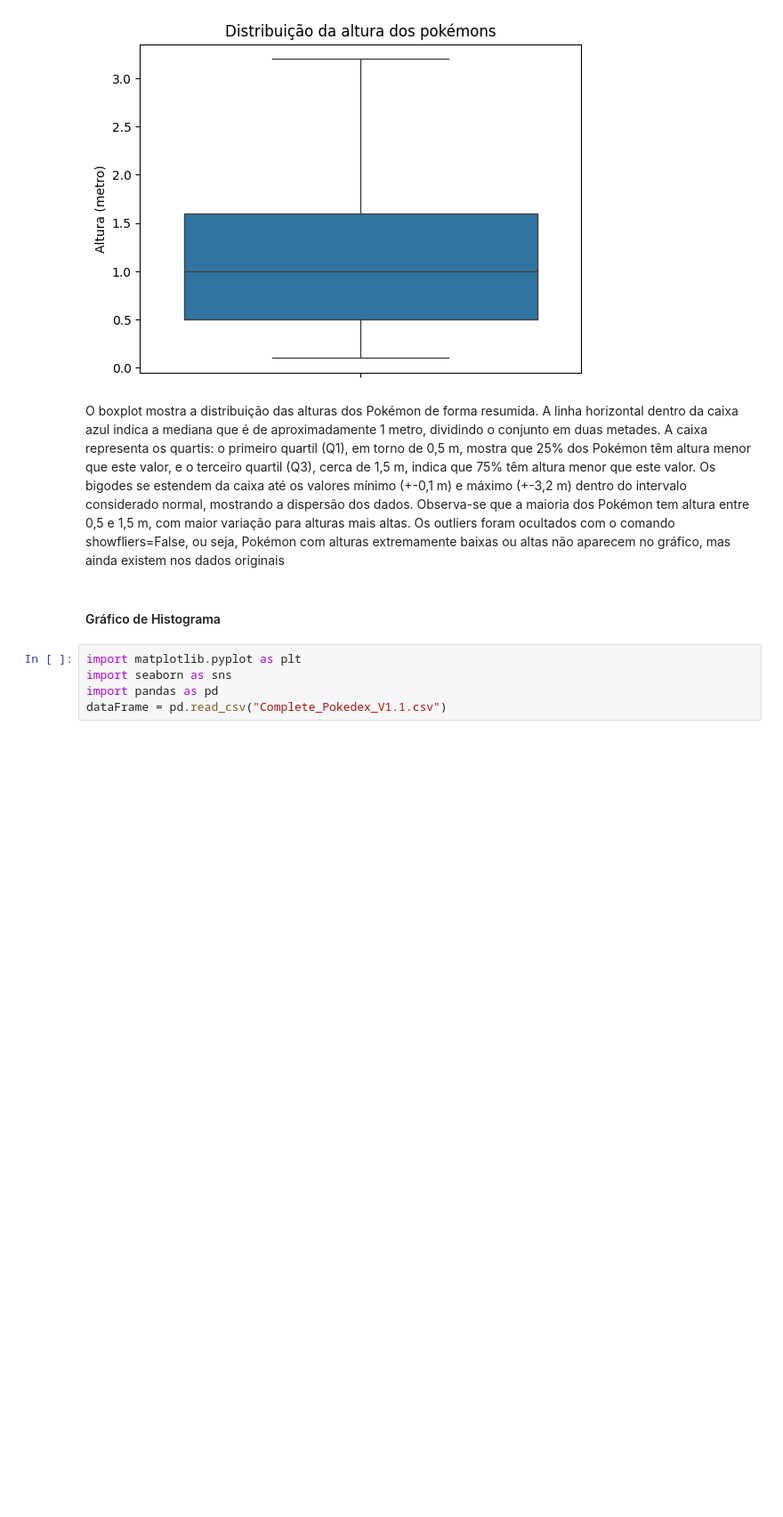
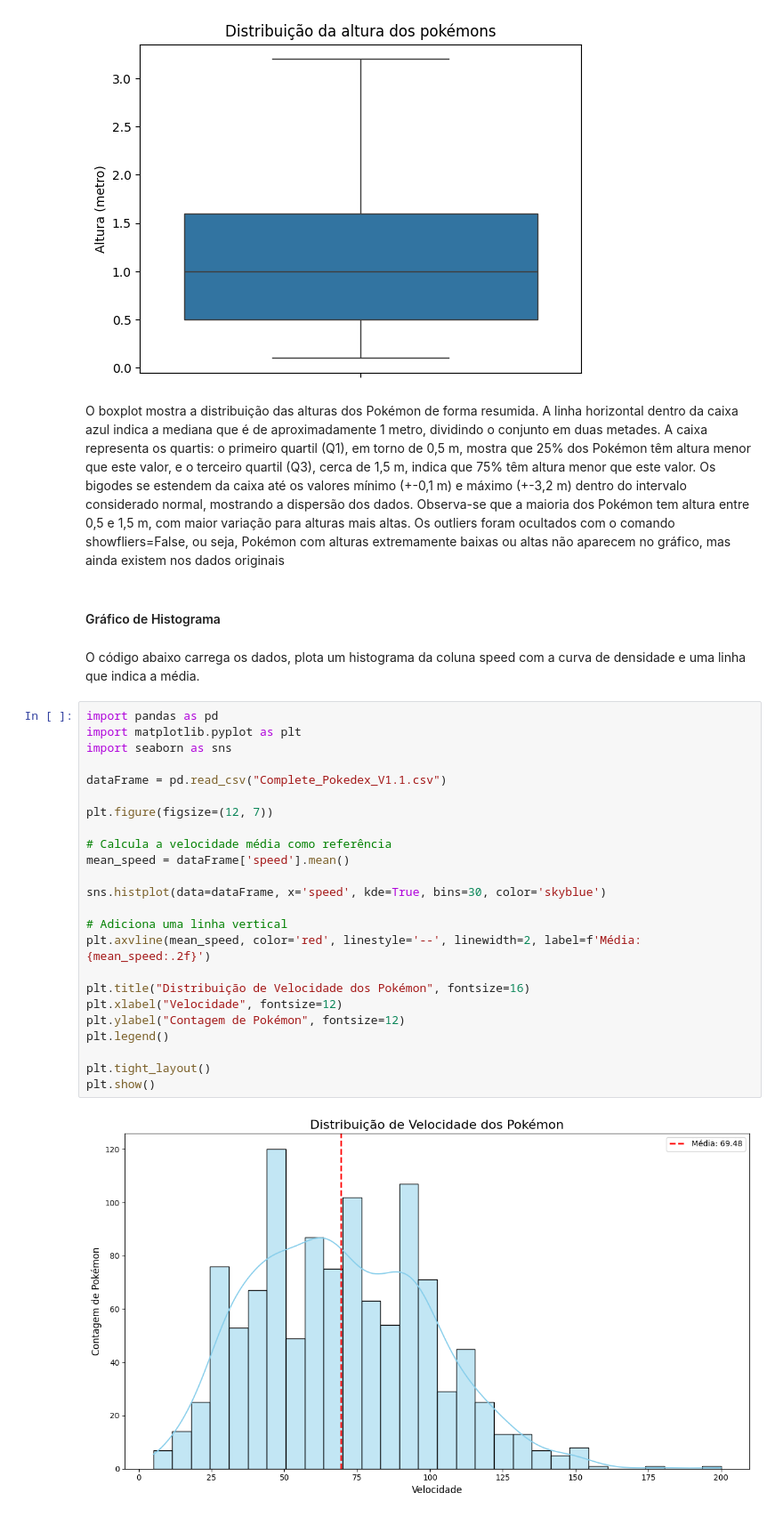
Before and after one commit to F1reFinger/Bancos-DE-DADOS-2, a Jupyter notebook: raw/AnalyticsRaw.ipynb, the cells around one changed output. Shown: that part at 89% size. Cells and saved outputs as stored; diff of their text form; blank space fills up the shorter version.

Commit message:
Adicao de histograma e graficos de barra

```diff
--- a/raw/AnalyticsRaw.ipynb
+++ b/raw/AnalyticsRaw.ipynb
@@ -113,9 +113,32 @@ plt.show()
 O boxplot mostra a distribuição das alturas dos Pokémon de forma resumida. A linha horizontal dentro da caixa azul indica a mediana que é de aproximadamente 1 metro, dividindo o conjunto em duas metades. A caixa representa os quartis: o primeiro quartil (Q1), em torno de 0,5 m, mostra que 25% dos Pokémon têm altura menor que este valor, e o terceiro quartil (Q3), cerca de 1,5 m, indica que 75% têm altura menor que este valor. Os bigodes se estendem da caixa até os valores mínimo (+-0,1 m) e máximo (+-3,2 m) dentro do intervalo considerado normal, mostrando a dispersão dos dados. Observa-se que a maioria dos Pokémon tem altura entre 0,5 e 1,5 m, com maior variação para alturas mais altas. Os outliers foram ocultados com o comando showfliers=False, ou seja, Pokémon com alturas extremamente baixas ou altas não aparecem no gráfico, mas ainda existem nos dados originais
 # %% [markdown]
 #### Gráfico de Histograma
+# %% [markdown]
+O código abaixo carrega os dados, plota um histograma da coluna speed com a curva de densidade e uma linha que indica a média.
 # %%
+import pandas as pd
 import matplotlib.pyplot as plt
 import seaborn as sns
-import pandas as pd
+
 dataFrame = pd.read_csv("Complete_Pokedex_V1.1.csv")
+
+plt.figure(figsize=(12, 7))
+
+# Calcula a velocidade média como referência
+mean_speed = dataFrame['speed'].mean()
+
+sns.histplot(data=dataFrame, x='speed', kde=True, bins=30, color='skyblue')
+
+# Adiciona uma linha vertical
+plt.axvline(mean_speed, color='red', linestyle='--', linewidth=2, label=f'Média: {mean_speed:.2f}')
+
+plt.title("Distribuição de Velocidade dos Pokémon", fontsize=16)
+plt.xlabel("Velocidade", fontsize=12)
+plt.ylabel("Contagem de Pokémon", fontsize=12)
+plt.legend()
+
+plt.tight_layout()
+plt.show()
+# %% [output]
+[figure, added]
 # %% [markdown]
```
Also changed, not shown: parts of 10 cells of this notebook.
